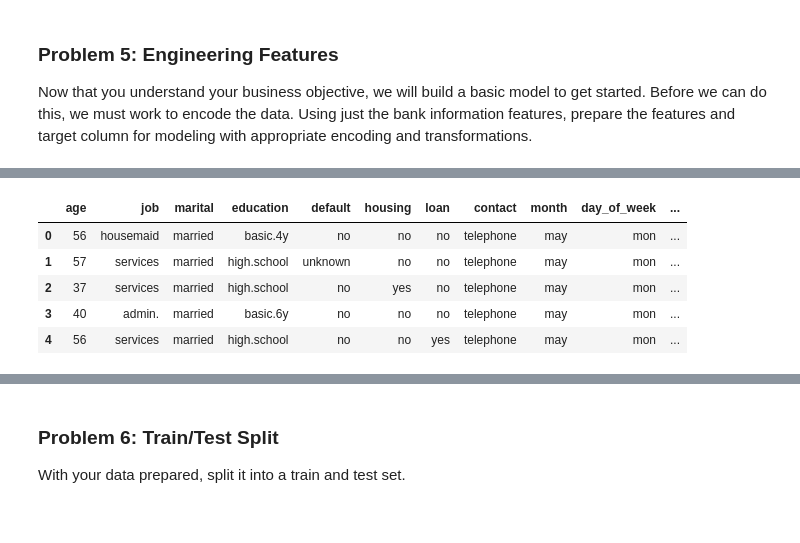
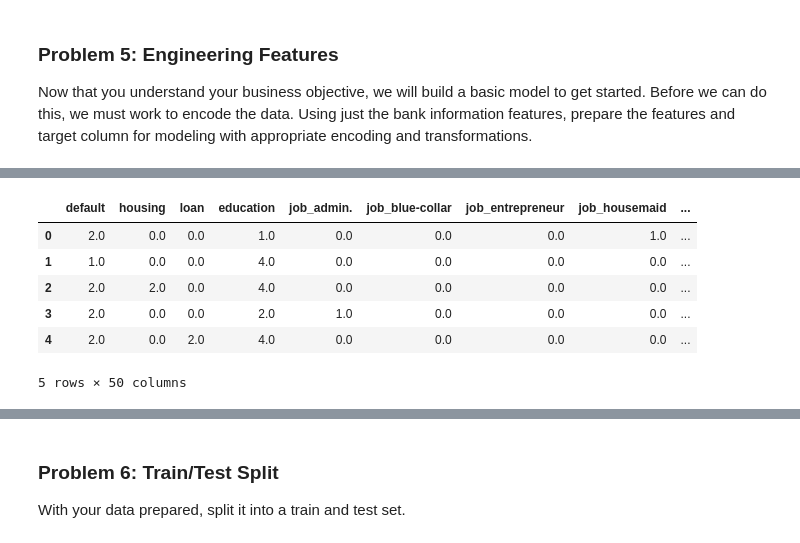
Before and after one commit to atewari-bot/bank-marketing-campaign, a Jupyter notebook: bank_marketing_campaign.ipynb, the cells around one changed output, grey strips where cells are left out. Cells and saved outputs as stored; diff of their text form; code cells hidden in the pictures.

```diff
--- a/bank_marketing_campaign.ipynb
+++ b/bank_marketing_campaign.ipynb
@@ -369,0 +416,40 @@ Now that you understand your business objective, we will build a basic model to
+# %%
+# Function to perform column transformation
+def columns_transformation(df):
+    ohe_cols = ['job', 'marital', 'contact', 'month', 'day_of_week', 'poutcome']
+    default_order = [['yes', 'unknown', 'no']]
+    housing_order = [['no', 'unknown', 'yes']]
+    loan_order = [['no', 'unknown', 'yes']]
+    education_order = [[
+        'illiterate',
+        'basic.4y',
+        'basic.6y',
+        'basic.9y',
+        'high.school',
+        'professional.course',
+        'university.degree',
+        'unknown'
+    ]]
+
+    preprocessor = ColumnTransformer(transformers=[
+        ('default_ord', OrdinalEncoder(categories=default_order, handle_unknown='use_encoded_value', unknown_value=-1), ['default']),
+        ('housing_ord', OrdinalEncoder(categories=housing_order, handle_unknown='use_encoded_value', unknown_value=-1), ['housing']),
+        ('loan_ord', OrdinalEncoder(categories=loan_order, handle_unknown='use_encoded_value', unknown_value=-1), ['loan']),
+        ('edu_ord', OrdinalEncoder(categories=education_order, handle_unknown='use_encoded_value', unknown_value=-1), ['education']),
+        ('ohe', OneHotEncoder(handle_unknown='ignore'), ohe_cols),
+    ], remainder='passthrough')
+
+    preprocessor.fit(df)
+    transformed_df = preprocessor.transform(df)
+    new_df = pd.DataFrame(transformed_df, columns=preprocessor.get_feature_names_out())
+
+    final_col = []
+    for col in new_df.columns:
+        new_df.rename(columns={col: col.split('__')[1]}, inplace=True)
+
+    le = LabelEncoder()
+    new_df['deposit'] = le.fit_transform(df['deposit'])
+    return new_df
+
+new_df = columns_transformation(df)
+new_df.head()
@@ -370,12 +495,13 @@ Now that you understand your business objective, we will build a basic model to
 # %%
-X = df.drop('deposit', axis=1)
-y = df['deposit']
+X = new_df.drop('deposit', axis=1)
+y = new_df['deposit']
 
 X.head()
 # %% [output]
-|  | age | job | marital | education | default | housing | loan | contact | month | day_of_week | ... |
-| 0 | 56 | housemaid | married | basic.4y | no | no | no | telephone | may | mon | ... |
-| 1 | 57 | services | married | high.school | unknown | no | no | telephone | may | mon | ... |
-| 2 | 37 | services | married | high.school | no | yes | no | telephone | may | mon | ... |
-| 3 | 40 | admin. | married | basic.6y | no | no | no | telephone | may | mon | ... |
-| 4 | 56 | services | married | high.school | no | no | yes | telephone | may | mon | ... |
+|  | default | housing | loan | education | job_admin. | job_blue-collar | job_entrepreneur | job_housemaid | ... |
+| 0 | 2.0 | 0.0 | 0.0 | 1.0 | 0.0 | 0.0 | 0.0 | 1.0 | ... |
+| 1 | 1.0 | 0.0 | 0.0 | 4.0 | 0.0 | 0.0 | 0.0 | 0.0 | ... |
+| 2 | 2.0 | 2.0 | 0.0 | 4.0 | 0.0 | 0.0 | 0.0 | 0.0 | ... |
+| 3 | 2.0 | 0.0 | 0.0 | 2.0 | 1.0 | 0.0 | 0.0 | 0.0 | ... |
+| 4 | 2.0 | 0.0 | 2.0 | 4.0 | 0.0 | 0.0 | 0.0 | 0.0 | ... |
+5 rows × 50 columns
```
Also changed, not shown: parts of 31 cells of this notebook, 1 other file.
